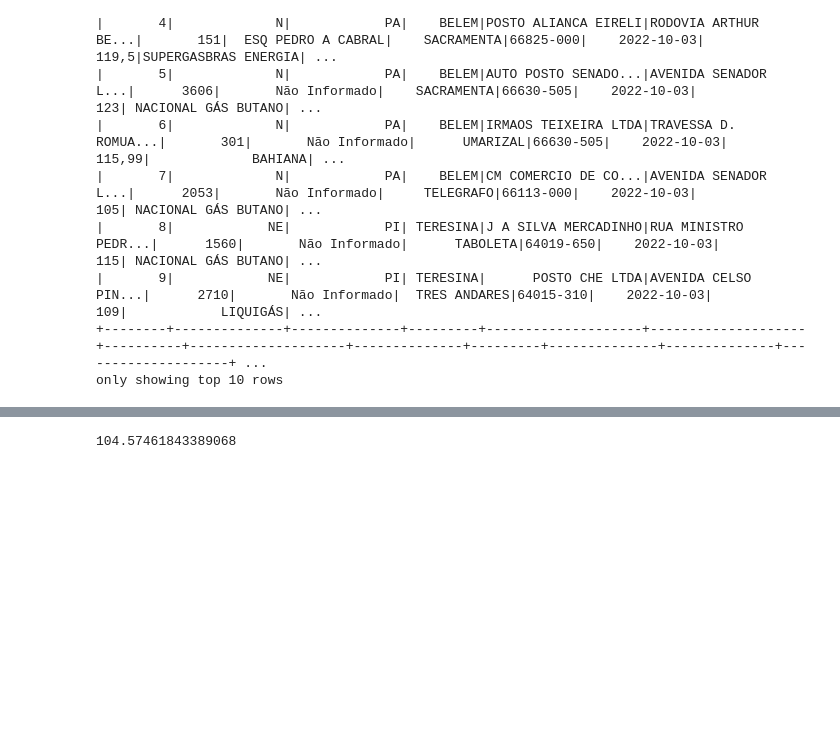
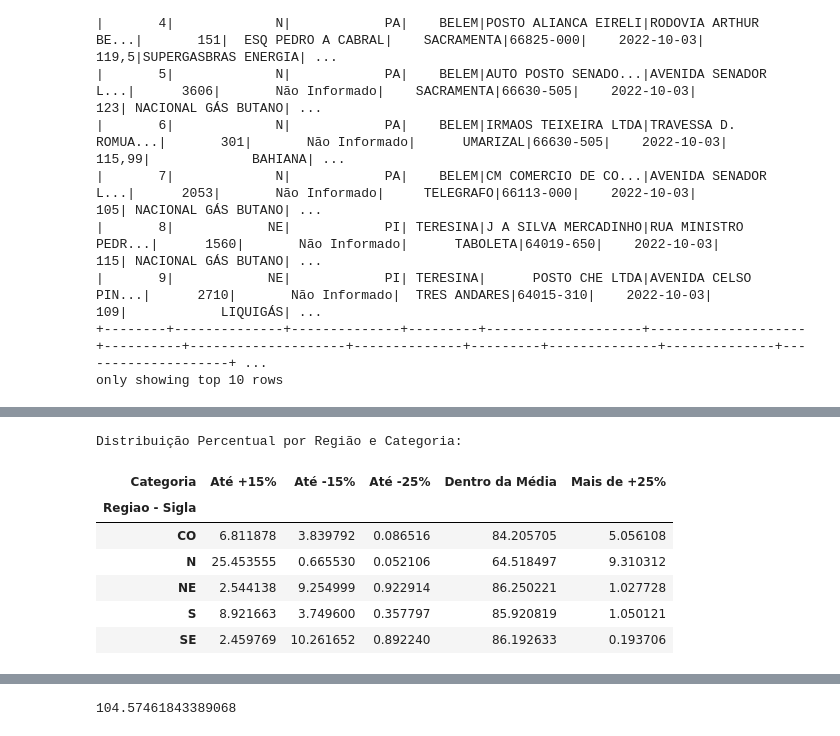
Before and after one commit to KoreTane/Analise-GLP, a Jupyter notebook: AnálisePreçoGLP.ipynb, the cells around one changed output, grey strips where cells are left out. Saved outputs shown, nothing was run; the diff lists cells and outputs as text; code cells hidden in the pictures; blank space fills up the shorter version.

```diff
--- a/AnálisePreçoGLP.ipynb
+++ b/AnálisePreçoGLP.ipynb
@@ -584,0 +601,50 @@ plt.show()
+# %%
+# Criar uma cópia do DataFrame original
+union_df_copy2 = union_df_pd.copy()
+
+# Converter 'Valor de Venda' para float
+def convert_to_float(value):
+    if isinstance(value, str):
+        return float(value.replace(',', '.'))
+    return value
+
+# Converter a coluna 'Valor de Venda' na cópia
+union_df_copy2['Valor de Venda'] = union_df_copy2['Valor de Venda'].apply(convert_to_float)
+
+# Calcular a média do Valor de Venda
+media_valor_venda = union_df_copy2['Valor de Venda'].mean()
+
+# Definir as faixas
+def categorizar_valor(valor):
+    if valor < media_valor_venda * 0.75:  # Até 25% a menos da média
+        return 'Até -25%'
+    elif valor < media_valor_venda * 0.85:  # Até 15% a menos da média
+        return 'Até -15%'
+    elif valor <= media_valor_venda * 1.15:  # Dentro da média (±15%)
+        return 'Dentro da Média'
+    elif valor <= media_valor_venda * 1.25:  # Até 15% a mais da média
+        return 'Até +15%'
+    else:  # Mais de 25% do valor da média
+        return 'Mais de +25%'
+
+# Aplicar a função para categorizar os valores
+union_df_copy2['Categoria'] = union_df_copy2['Valor de Venda'].apply(categorizar_valor)
+
+# Criar uma tabela de contingência
+tabela_contingencia = pd.crosstab(union_df_copy2['Regiao - Sigla'], union_df_copy2['Categoria'])
+
+# Calcular porcentagens para cada categoria em relação ao total por região
+percentuais = tabela_contingencia.div(tabela_contingencia.sum(axis=1), axis=0) * 100
+
+# Exibir a matriz com os percentuais
+print("Distribuição Percentual por Região e Categoria:")
+display(percentuais)
+# %% [output]
+Distribuição Percentual por Região e Categoria:
+| Categoria | Até +15% | Até -15% | Até -25% | Dentro da Média | Mais de +25% |
+| Regiao - Sigla |  |  |  |  |  |
+| CO | 6.811878 | 3.839792 | 0.086516 | 84.205705 | 5.056108 |
+| N | 25.453555 | 0.665530 | 0.052106 | 64.518497 | 9.310312 |
+| NE | 2.544138 | 9.254999 | 0.922914 | 86.250221 | 1.027728 |
+| S | 8.921663 | 3.749600 | 0.357797 | 85.920819 | 1.050121 |
+| SE | 2.459769 | 10.261652 | 0.892240 | 86.192633 | 0.193706 |
```
Also changed, not shown: parts of 4 cells of this notebook.
